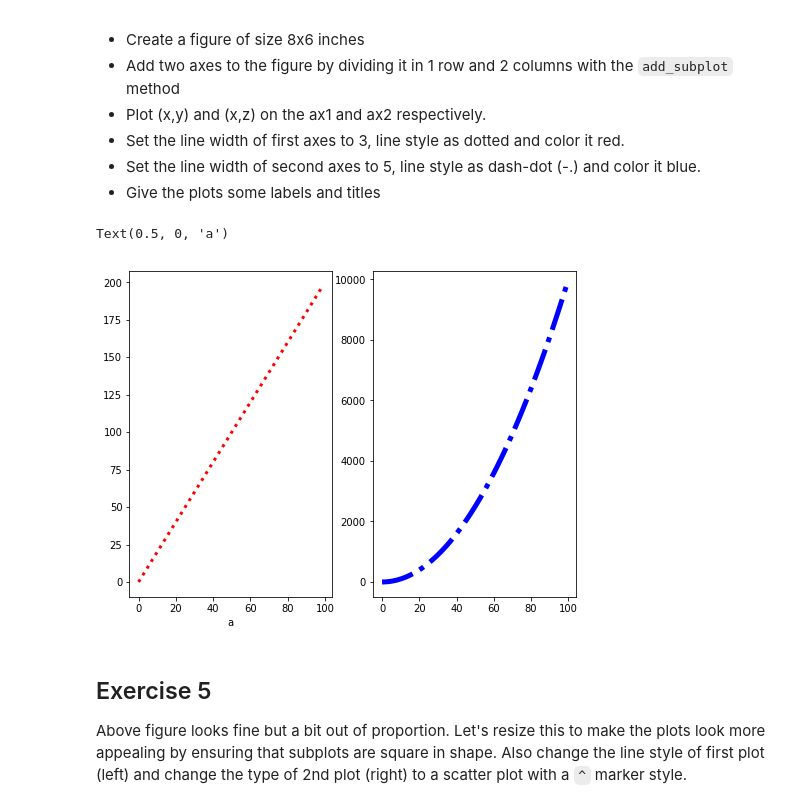
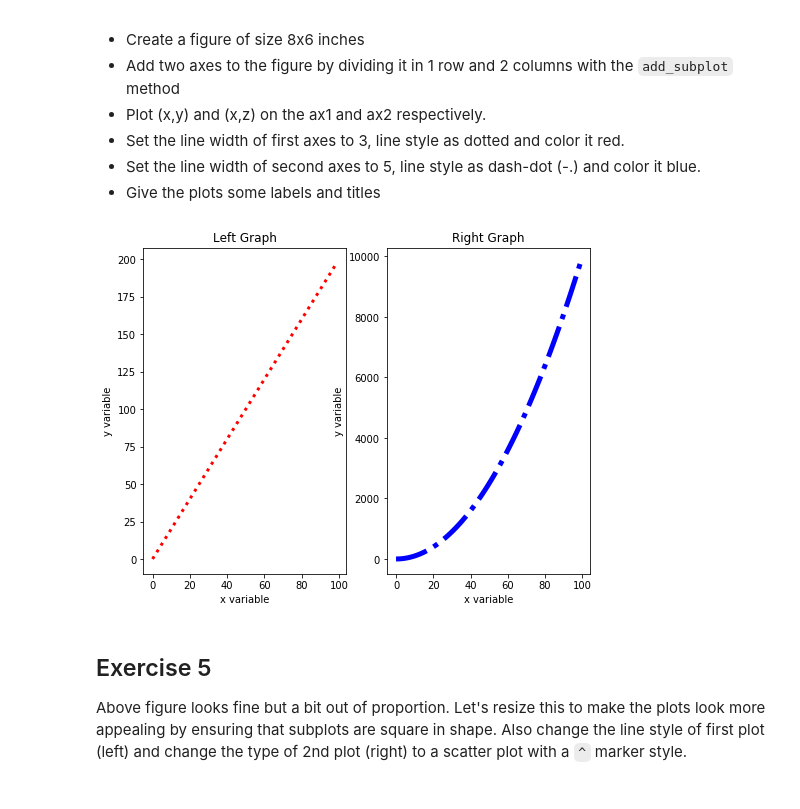
Before and after one commit to kathrinv/dsc-more-practice-with-matplotlib-lab-nyc-ds-082619, a Jupyter notebook: index.ipynb, the cells around one changed output. Drawn from its saved outputs; the diff is of its cells as text; code cells hidden in the pictures.

```diff
--- a/index.ipynb
+++ b/index.ipynb
@@ -123,13 +123,18 @@ Perform following steps in the cell below:
 # %%
 fig = plt.figure(figsize=(8,6))
 ax1 = fig.add_subplot(121)
 ax2 = fig.add_subplot(122)
 ax1.plot(x, y, lw=3, color='red', ls=':')
 ax2.plot(x, z, lw=5, color='blue', ls='-.')
-ax1.set_xlabel('a')
+ax1.set_title('Left Graph')
+ax2.set_title('Right Graph')
+ax1.set_xlabel('x variable')
+ax1.set_ylabel('y variable')
+ax2.set_xlabel('x variable')
+ax2.set_ylabel('y variable')
+plt.show()
 # %% [output]
-Text(0.5, 0, 'a')
-[figure, old version]
+[figure, new version]
 # %% [markdown]
 ## Exercise 5
 
```
